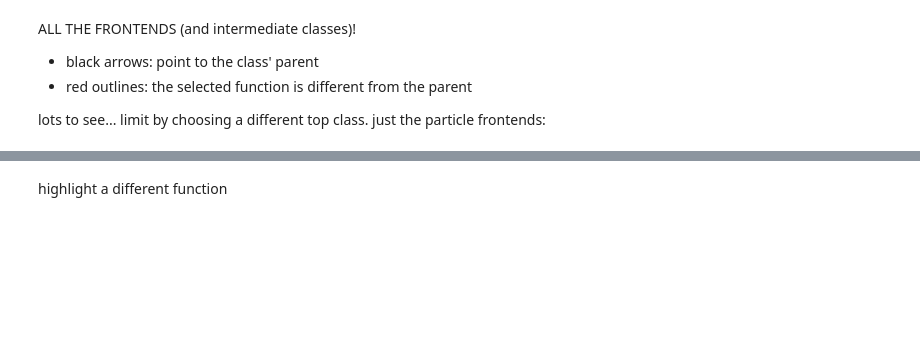
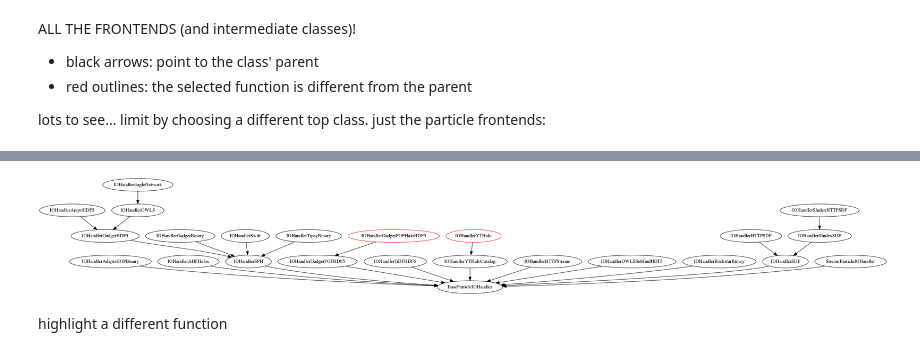
Before and after one commit to chrishavlin/yt_scratch, a Jupyter notebook: notebooks/inheritance_explorer_bg_demo.ipynb, the cells around one changed output, grey strips where cells are left out. Drawn from its saved outputs; the diff is of its cells as text; code cells hidden in the pictures; blank space fills up the shorter version.

```diff
--- a/notebooks/inheritance_explorer_bg_demo.ipynb
+++ b/notebooks/inheritance_explorer_bg_demo.ipynb
@@ -366,5 +364,5 @@ ALL THE FRONTENDS (and intermediate classes)!
 lots to see... limit by choosing a different top class. just the particle frontends:
 # %%
 c = ClassGraphTree(BaseParticleIOHandler, "_read_particle_selection")
-SVG(c.dot.create_svg())
+Image(c.dot.create_png(), unconfined=True)
 # %% [output]
@@ -372,3 +369,4 @@ SVG(c.dot.create_svg())
+[figure, added]
 # %% [markdown]
 highlight a different function
 # %%
```
Also changed, not shown: parts of 7 cells of this notebook.
